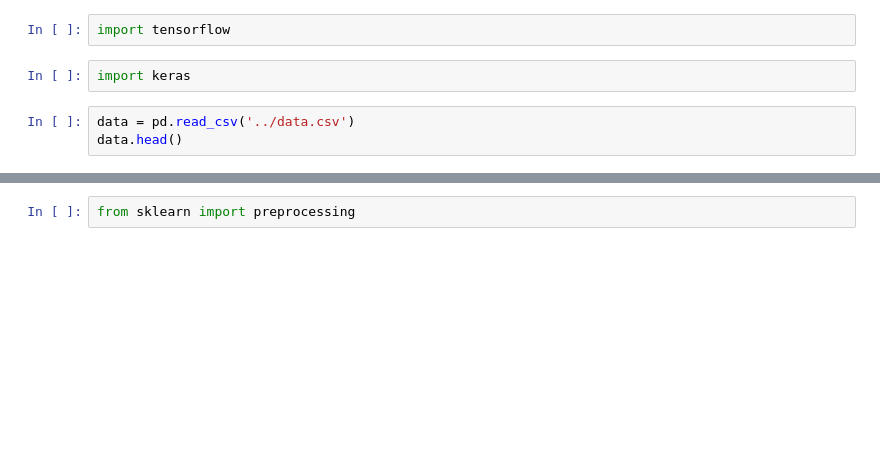
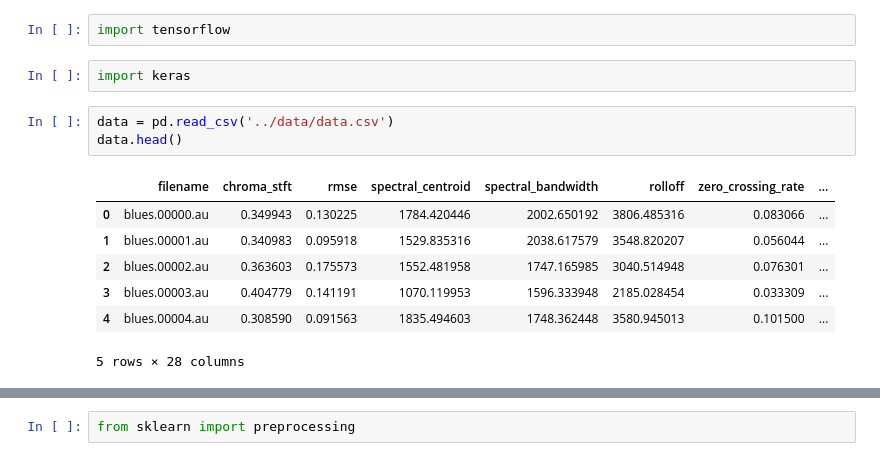
Before and after one commit to Rmejia39/PROGRAMACIOON-lll, a Jupyter notebook: data/datatest.ipynb, the cells around one changed output, grey strips where cells are left out. Cells and saved outputs as stored; diff of their text form; blank space fills up the shorter version.

```diff
--- a/data/datatest.ipynb
+++ b/data/datatest.ipynb
@@ -13,7 +11,15 @@ import tensorflow
 # %%
 import keras
 # %%
-data = pd.read_csv('../data.csv')
+data = pd.read_csv('../data/data.csv')
 data.head()
+# %% [output]
+|  | filename | chroma_stft | rmse | spectral_centroid | spectral_bandwidth | rolloff | zero_crossing_rate | ... |
+| 0 | blues.00000.au | 0.349943 | 0.130225 | 1784.420446 | 2002.650192 | 3806.485316 | 0.083066 | ... |
+| 1 | blues.00001.au | 0.340983 | 0.095918 | 1529.835316 | 2038.617579 | 3548.820207 | 0.056044 | ... |
+| 2 | blues.00002.au | 0.363603 | 0.175573 | 1552.481958 | 1747.165985 | 3040.514948 | 0.076301 | ... |
+| 3 | blues.00003.au | 0.404779 | 0.141191 | 1070.119953 | 1596.333948 | 2185.028454 | 0.033309 | ... |
+| 4 | blues.00004.au | 0.308590 | 0.091563 | 1835.494603 | 1748.362448 | 3580.945013 | 0.101500 | ... |
+5 rows × 28 columns
 # %%
 data.shape
```
Also changed, not shown: parts of 27 cells of this notebook, 14 other files.
